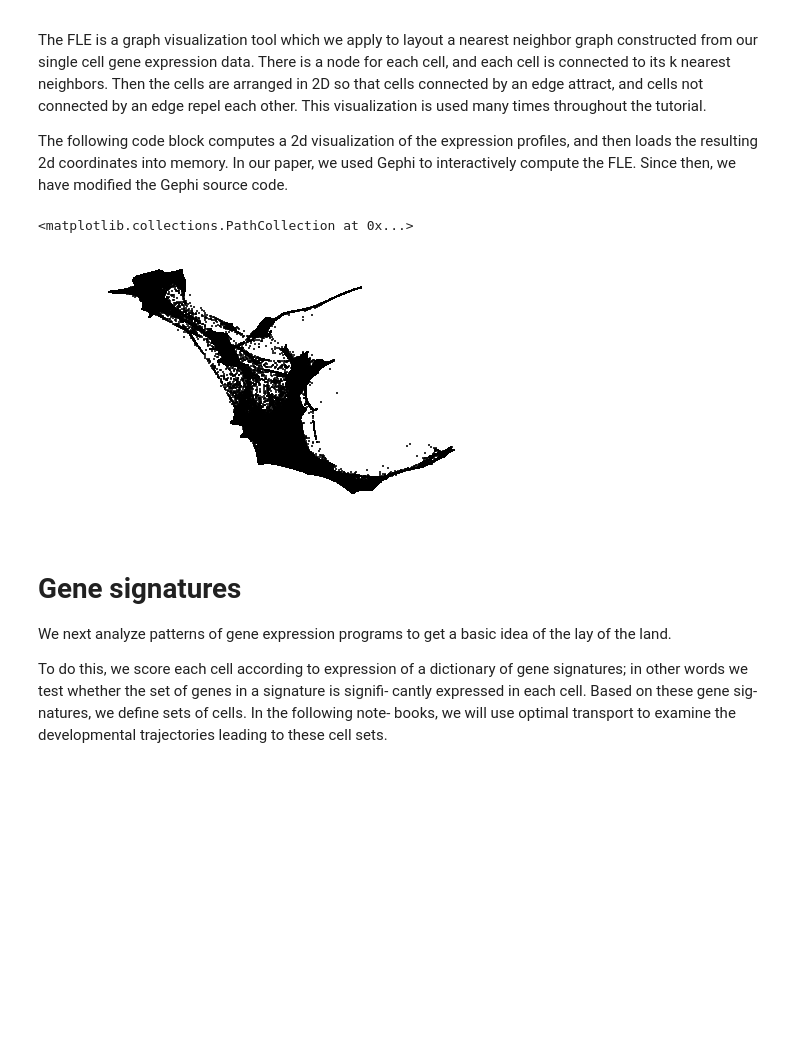
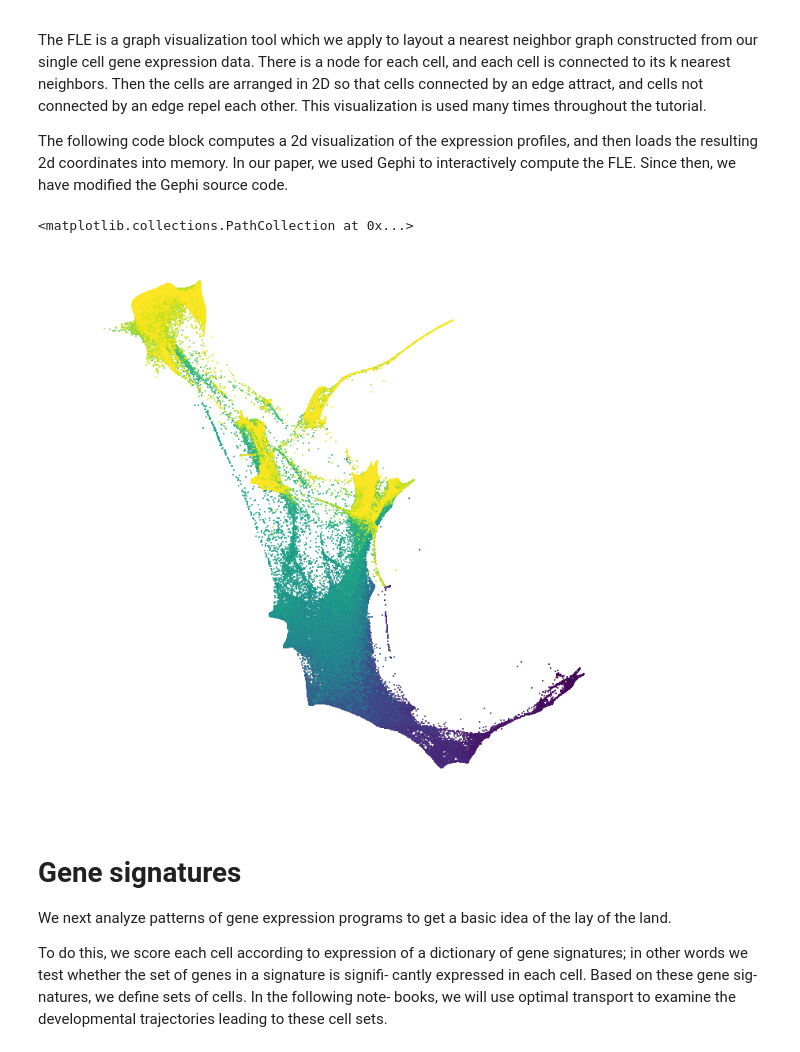
Before and after one commit to broadinstitute/wot, a Jupyter notebook: notebooks/Notebook-1-FLE-cell_sets-gene_sets.ipynb, the cells around one changed output. Saved outputs shown, nothing was run; the diff lists cells and outputs as text; code cells hidden in the pictures; blank space fills up the shorter version.

Commit message:
color by day

```diff
--- a/notebooks/Notebook-1-FLE-cell_sets-gene_sets.ipynb
+++ b/notebooks/Notebook-1-FLE-cell_sets-gene_sets.ipynb
@@ -13,18 +13,17 @@ from matplotlib import pyplot as plt
 
 import wot
 
-###Path to input files
+# Path to input files
 VAR_GENE_DS_PATH = 'data/ExprMatrix.var.genes.loom'
+FLE_COORDS_PATH ='data/fle_coords.txt'
 FULL_DS_PATH = 'data/ExprMatrix.loom'
+CELL_DAYS_PATH = 'data/cell_days.txt'
 CELL_SETS_PATH = 'data/cell_sets.gmt'
-CELL_DAYS_PATH = 'data/cell_days.txt'
 GENE_SETS_PATH = 'data/gene_sets.gmx'
 
-### Read expression matrix and cell days
-adata = wot.io.read_dataset(FULL_DS_PATH)
-days_df = pd.read_csv(CELL_DAYS_PATH, sep='\t', index_col='id')
-day_obs_name =  days_df.columns[0]
-unique_days = days_df[day_obs_name].unique()
+# Read expression matrix and cell days
+adata = wot.io.read_dataset(FULL_DS_PATH, obs=[CELL_DAYS_PATH, FLE_COORDS_PATH])
+unique_days = adata.obs['day'].unique()
 # %% [markdown]
 ## Step 1: Visualizing the data with the force layout embedding
 
@@ -34,30 +33,26 @@ The following code block computes a 2d visualization of the expression profiles,
 # %%
 ### compute neighborhood graph and save in gexf format for running force atlas
 #adata = wot.io.read_dataset(VAR_GENE_DS_PATH)
 #wot.neighborhood_graph.compute_neighborhood_graph(adata, space='dmap', neighbors=50, pca_comps=100, diff_comps=20)
 #wot.neighborhood_graph.graph_to_gexf(adata, 'fle-input.gexf')
 
 ### download and run force atlas
 #!wget https://github.com/klarman-cell-observatory/forceatlas2/releases/download/1.0.3/forceatlas2.jar
 #!wget https://github.com/klarman-cell-observatory/forceatlas2/releases/download/1.0.3/gephi-toolkit-0.9.2-all.jar
 #!java -cp forceatlas2.jar:gephi-toolkit-0.9.2-all.jar kco.forceatlas2.Main --input fle-input.gexf --output fle_coords --2d --seed 1234 --nsteps 1000
 
 ### examine convergence of force atlas
+#coords_df = pd.read_csv('fle_coords.txt', sep='\t', index_col=0)
 #convergence_df = pd.read_csv('fle_coords.distances.txt', sep='\t')
 #convergence_df.plot(x='step', y='distance', figsize=(10, 5))
-
-coord_df = pd.read_csv('data/fle_coords.txt', sep='\t', index_col=0)
-
-#FIXME: add static visualization here, colored by time.
-
+figure = plt.figure(figsize=(10, 10))
 plt.axis('off')
 plt.tight_layout()
-plt.title('')
-plt.scatter(coord_df['x'], coord_df['y'],c='k',
+plt.scatter(adata.obs['x'], adata.obs['y'],c=adata.obs['day'],
                s=4, marker=',', edgecolors='none', alpha=0.8)
 # %% [output]
 <matplotlib.collections.PathCollection at 0x...>
-[figure, old version]
+[figure, new version]
 # %% [markdown]
 # Gene signatures
 
```
Also changed, not shown: parts of 2 cells of this notebook.
